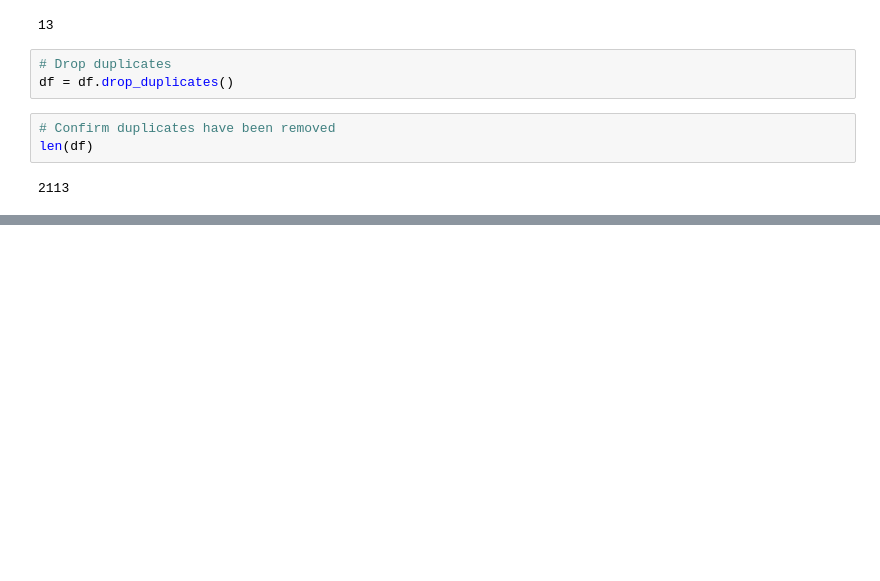
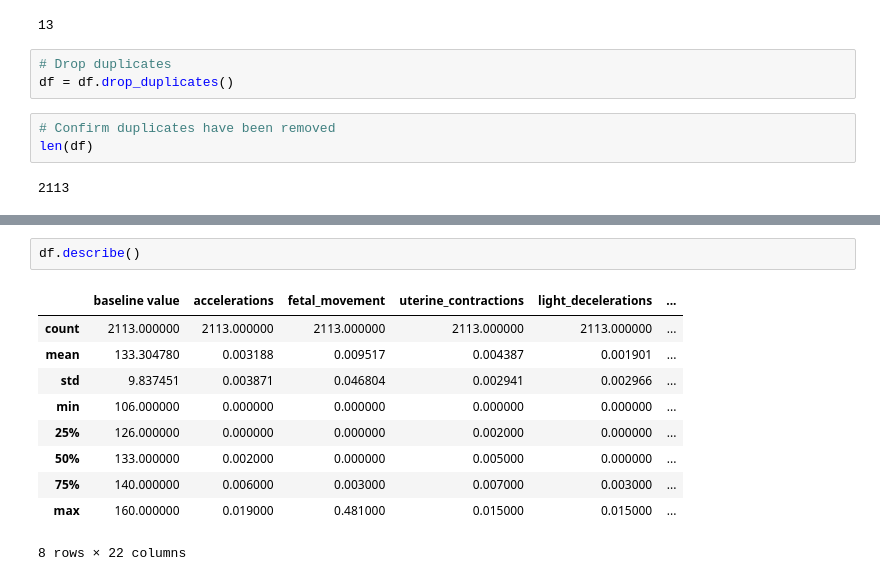
Before and after one commit to sallyca530/Fetal_Health, a Jupyter notebook: fetal_health_analysis.ipynb, the cells around one changed output, grey strips where cells are left out. Cells and saved outputs as stored; diff of their text form; blank space fills up the shorter version.

```diff
--- a/fetal_health_analysis.ipynb
+++ b/fetal_health_analysis.ipynb
@@ -70,0 +87,13 @@ len(df)
+# %%
+df.describe()
+# %% [output]
+|  | baseline value | accelerations | fetal_movement | uterine_contractions | light_decelerations | ... |
+| count | 2113.000000 | 2113.000000 | 2113.000000 | 2113.000000 | 2113.000000 | ... |
+| mean | 133.304780 | 0.003188 | 0.009517 | 0.004387 | 0.001901 | ... |
+| std | 9.837451 | 0.003871 | 0.046804 | 0.002941 | 0.002966 | ... |
+| min | 106.000000 | 0.000000 | 0.000000 | 0.000000 | 0.000000 | ... |
+| 25% | 126.000000 | 0.000000 | 0.000000 | 0.002000 | 0.000000 | ... |
+| 50% | 133.000000 | 0.002000 | 0.000000 | 0.005000 | 0.000000 | ... |
+| 75% | 140.000000 | 0.006000 | 0.003000 | 0.007000 | 0.003000 | ... |
+| max | 160.000000 | 0.019000 | 0.481000 | 0.015000 | 0.015000 | ... |
+8 rows × 22 columns
```
Also changed, not shown: parts of 22 cells of this notebook, 1 other file.
